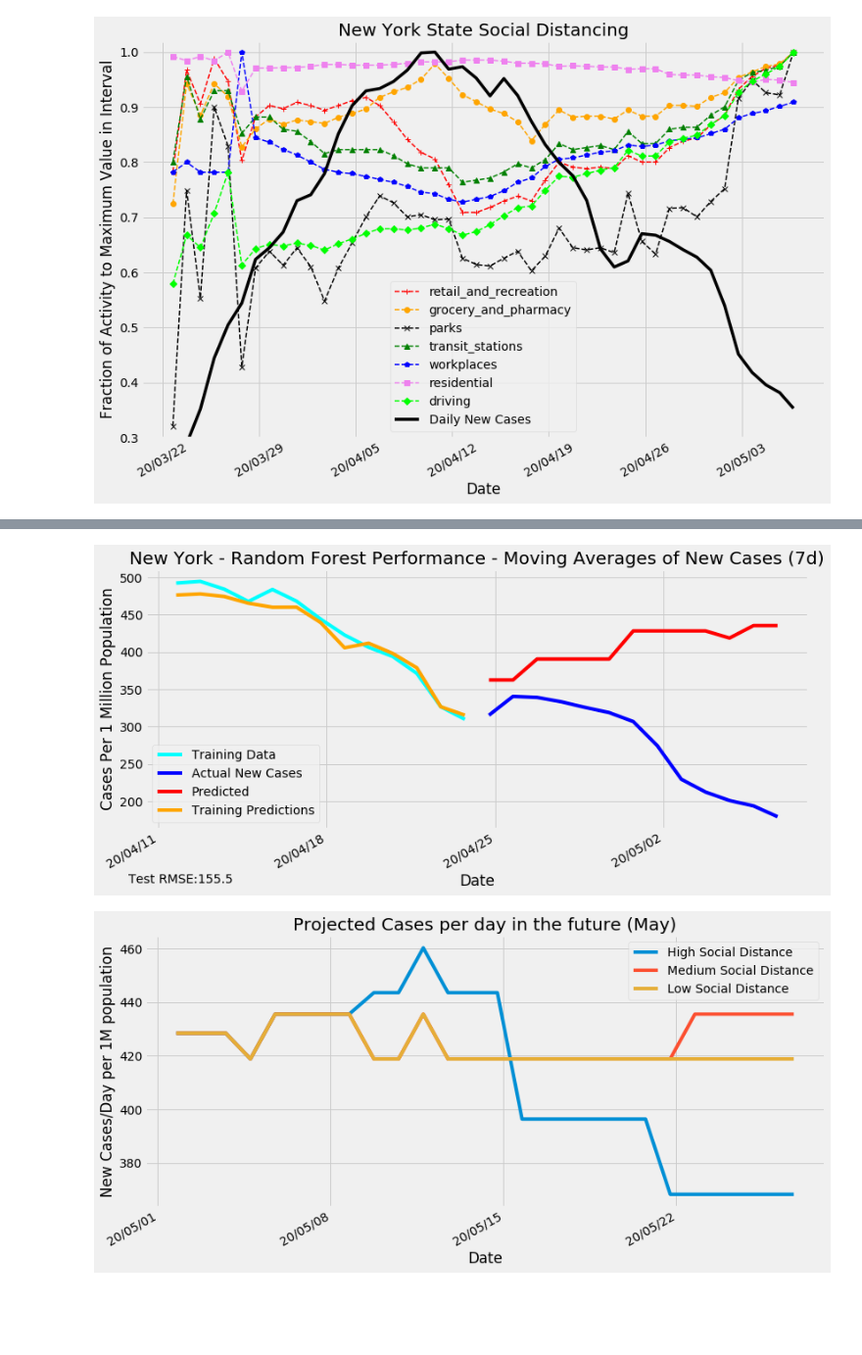
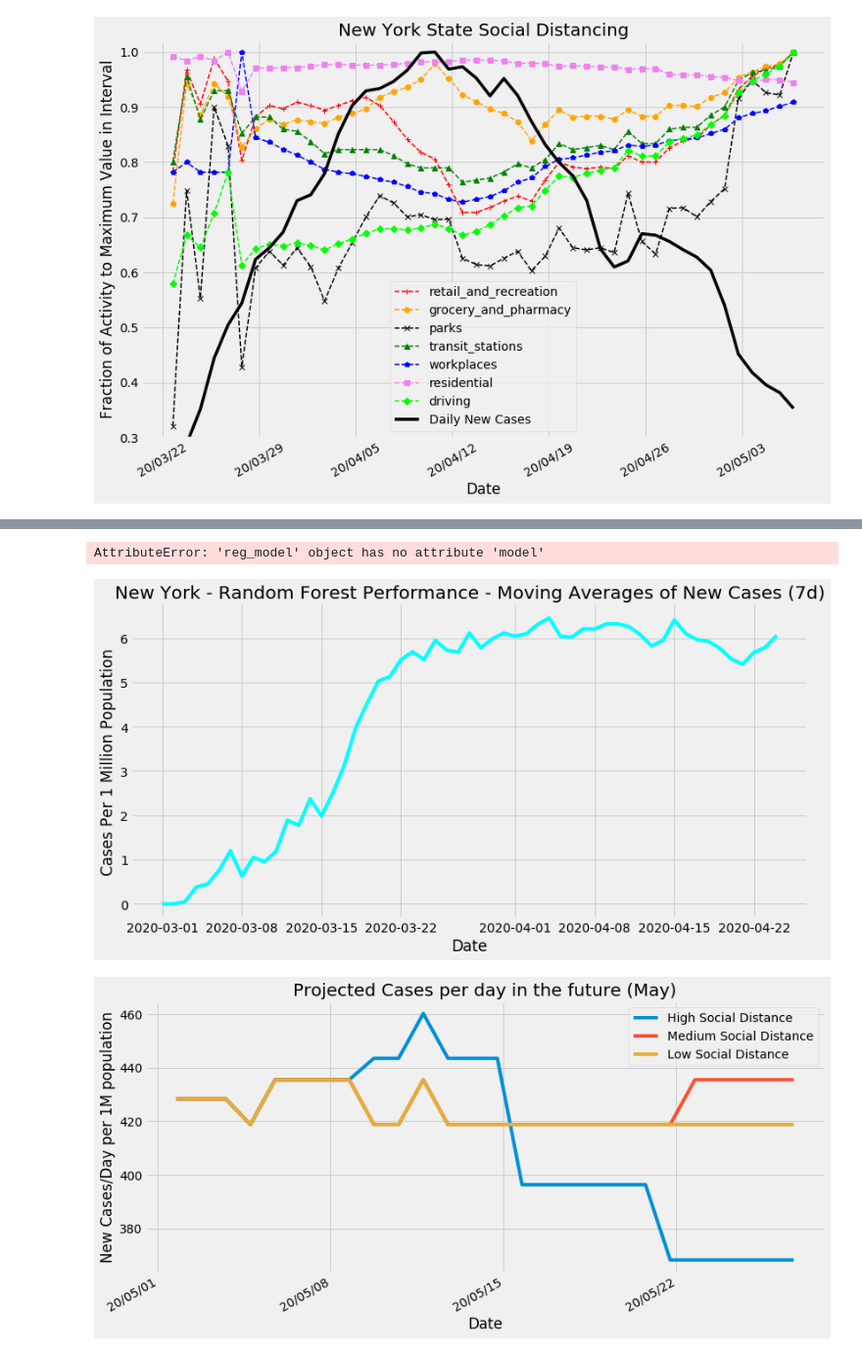
Before and after one commit to Jbudnick/Covid-19-Forecasting, a Jupyter notebook: notebooks/EDA.ipynb, the cells around one changed output, grey strips where cells are left out. Shown at 98% size. Saved outputs shown, nothing was run; the diff lists cells and outputs as text; code cells hidden in the pictures; blank space fills up the shorter version.

```diff
--- a/notebooks/EDA.ipynb
+++ b/notebooks/EDA.ipynb
@@ -63,7 +63,7 @@ class reg_model(object):
         self.model.fit(self.X_train, self.y_train)
         self.error_metric = 'rss'
 
-    def rand_forest(self, n_trees=50):
+    def rand_forest(self, n_trees=100):
         '''
         Upon inspection of the model over time, the number of new cases shows a period of exponential growth, then linear growth where the new cases levels off. Then a random forest model can be applied.
         '''
@@ -76,13 +76,13 @@ class reg_model(object):
             n = np.arange(1, max_trees + 1, 1)
             error = []
             for each in n:
-                self.model = RandomForestRegressor(n_estimators=each)
+                self.model = RandomForestRegressor(n_estimators=each, n_jobs = -1, random_state = 1)
                 self.model.fit(self.X_train, self.y_train)
                 self.error_metric = 'rmse'
                 error.append(self.evaluate_model())
             #plt.plot(n, error)
             n_trees = n[error.index(min(error))]
-        self.model = RandomForestRegressor(n_estimators=n_trees, max_depth = None, oob_score = False, warm_start = True, random_state = 500) # max_depth = 3, oob_score = False, random_state = 10
+        self.model = RandomForestRegressor(n_estimators=n_trees, random_state = None) # n_jobs = -1, random_state = 0, max_depth = 3, oob_score = False, random_state = 10
         self.model.fit(self.X_train, self.y_train)
         self.error_metric = 'rmse'
 
@@ -896,6 +663,2 @@ NameError: name 'loc' is not defined
 # %%
 fig.savefig('images/predicted_vs_actual')
-# %%
-X = new_revised_df
-# %%
-X['days_elapsed(t)'] = X['days_elapsed(t)'].astype(int)
@@ -1181,22 +865,23 @@ fig.savefig('images/NY_Social_Distance_days')
 # %%
 fig, ax = plt.subplots(figsize = (12,6))
 ax.plot_date(rf_model.X_train['days_elapsed(t)'].apply(convert_to_date), rf_model.y_train, label = 'Training Data', color = 'cyan', marker = '', ls = '-')
-ax.plot_date(rf_model.predicted_vals_df['days_elapsed(t)'].apply(convert_to_date), rf_model.predicted_vals_df['moving_average(t)'], label = 'Actual New Cases', color = 'blue', marker = '', ls = '-')
-ax.plot_date(rf_model.predicted_vals_df['days_elapsed(t)'].apply(convert_to_date), rf_model.predicted_vals_df['y_hat'], label = 'Predicted', color = 'red', marker = '', ls = '-')
-ax.plot_date(rf_model.X_train['days_elapsed(t)'].apply(convert_to_date), rf_model.model.predict(rf_model.X_train), label = 'Training Predictions', color = 'orange', marker = '', ls = '-')
+# ax.plot_date(predicted_df['days_elapsed(t)'].apply(convert_to_date), predicted_df['Daily New Cases'], label = 'Actual New Cases', color = 'blue', marker = '', ls = '-')
+# ax.plot_date(predicted_df['days_elapsed(t)'].apply(convert_to_date), pred_y, label = 'Predicted', color = 'red', marker = '', ls = '-')
+# ax.plot_date(rf_model.X_train['days_elapsed(t)'].apply(convert_to_date), rf_model.model.predict(rf_model.X_train), label = 'Training Predictions', color = 'orange', marker = '', ls = '-')
 ax.set_xlabel('Date')
 ax.set_ylabel('Cases Per 1 Million Population')
 ax.set_title('New York - Random Forest Performance - Moving Averages of New Cases (7d)')
 rmse = 'Test RMSE:' + str(round(rf_model.evaluate_model(),1))
 ax.text(convert_to_date(55), 90,rmse)
 ax.legend()
 
 ax.xaxis.set_major_locator(loc)
 ax.xaxis.set_major_formatter(formatter)
 ax.xaxis.set_tick_params(rotation=30, labelsize=14)
 fig.autofmt_xdate()
 # %% [output]
+AttributeError: 'reg_model' object has no attribute 'model'
-[figure, old version]
+[figure, new version]
 # %%
 fig.savefig('images/RF_Performance')
 # %%
```
Also changed, not shown: parts of 36 cells of this notebook, 2 other files.
